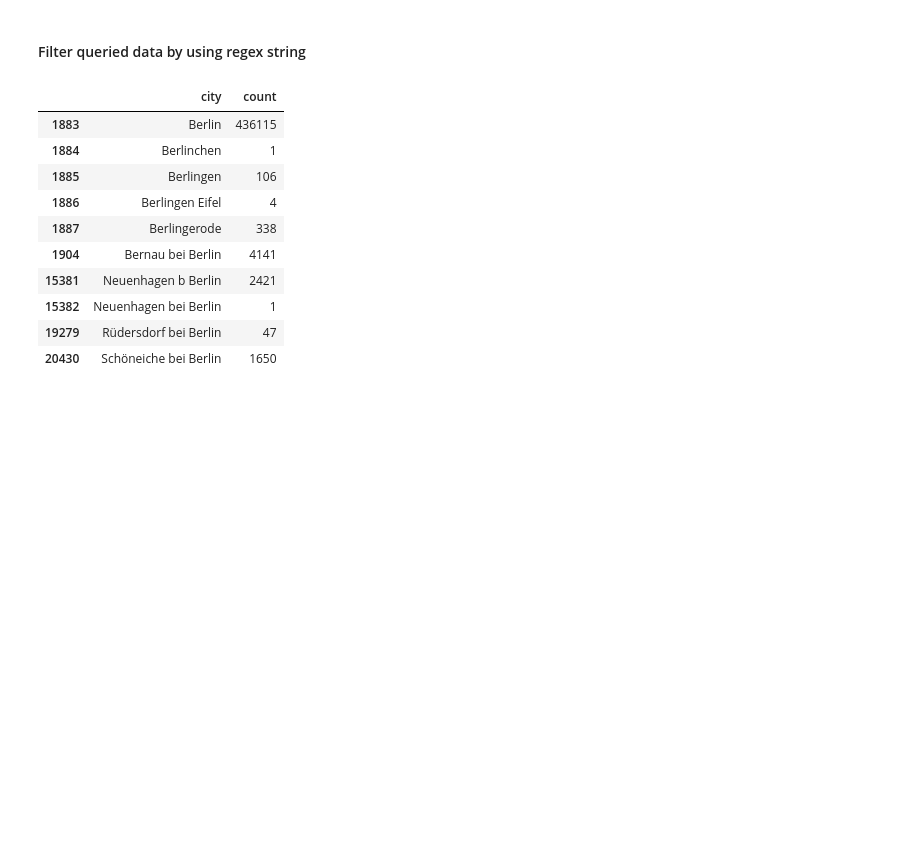
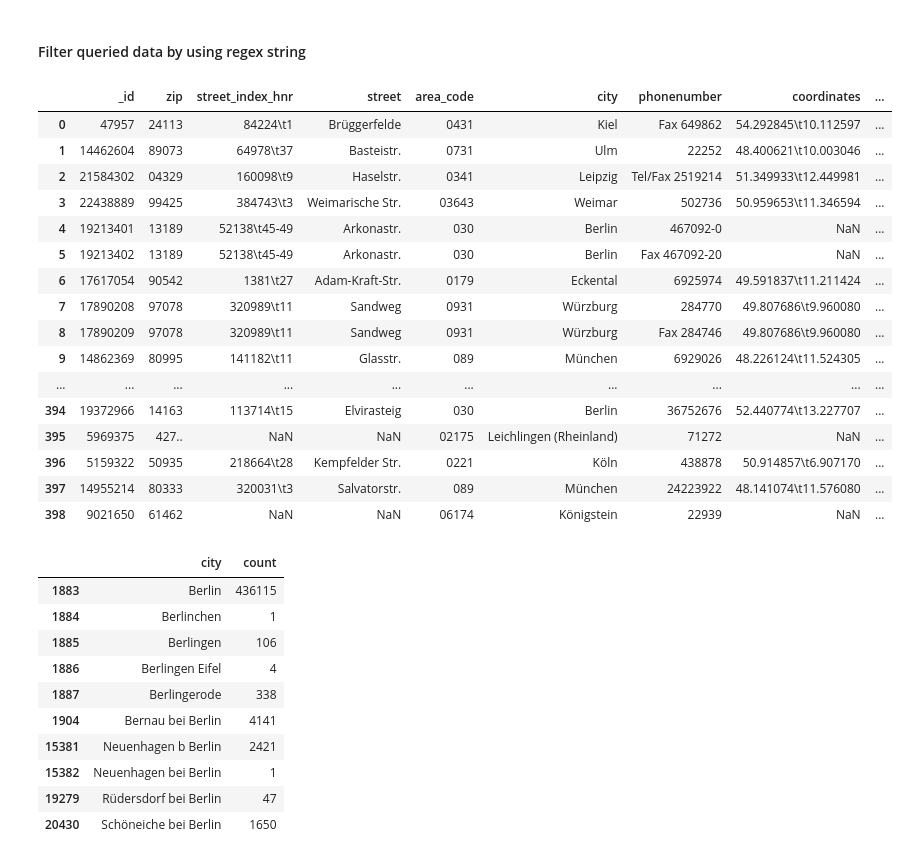
Before and after one commit to mayo-s/phonebookdiver, a Jupyter notebook: jupyter/phonebookdiver_notebook.ipynb, the cells around one changed output. Saved outputs shown, nothing was run; the diff lists cells and outputs as text; code cells hidden in the pictures; blank space fills up the shorter version.

```diff
--- a/jupyter/phonebookdiver_notebook.ipynb
+++ b/jupyter/phonebookdiver_notebook.ipynb
@@ -364,6 +365,29 @@ results['zip'].value_counts()
 Name: zip, dtype: int64
 # %% [markdown]
 #### Filter queried data by using regex string
+# %%
+# TEST
+df = pd.DataFrame(db['2015_Q3'].find({'lastname': {'$regex': 'Prof\\.'}}))
+# %%
+df.head(500)
+# %% [output]
+|  | _id | zip | street_index_hnr | street | area_code | city | phonenumber | coordinates | ... |
+| 0 | 47957 | 24113 | 84224\t1 | Brüggerfelde | 0431 | Kiel | Fax 649862 | 54.292845\t10.112597 | ... |
+| 1 | 14462604 | 89073 | 64978\t37 | Basteistr. | 0731 | Ulm | 22252 | 48.400621\t10.003046 | ... |
+| 2 | 21584302 | 04329 | 160098\t9 | Haselstr. | 0341 | Leipzig | Tel/Fax 2519214 | 51.349933\t12.449981 | ... |
+| 3 | 22438889 | 99425 | 384743\t3 | Weimarische Str. | 03643 | Weimar | 502736 | 50.959653\t11.346594 | ... |
+| 4 | 19213401 | 13189 | 52138\t45-49 | Arkonastr. | 030 | Berlin | 467092-0 | NaN | ... |
+| 5 | 19213402 | 13189 | 52138\t45-49 | Arkonastr. | 030 | Berlin | Fax 467092-20 | NaN | ... |
+| 6 | 17617054 | 90542 | 1381\t27 | Adam-Kraft-Str. | 0179 | Eckental | 6925974 | 49.591837\t11.211424 | ... |
+| 7 | 17890208 | 97078 | 320989\t11 | Sandweg | 0931 | Würzburg | 284770 | 49.807686\t9.960080 | ... |
+| 8 | 17890209 | 97078 | 320989\t11 | Sandweg | 0931 | Würzburg | Fax 284746 | 49.807686\t9.960080 | ... |
+| 9 | 14862369 | 80995 | 141182\t11 | Glasstr. | 089 | München | 6929026 | 48.226124\t11.524305 | ... |
+| ... | ... | ... | ... | ... | ... | ... | ... | ... | ... |
+| 394 | 19372966 | 14163 | 113714\t15 | Elvirasteig | 030 | Berlin | 36752676 | 52.440774\t13.227707 | ... |
+| 395 | 5969375 | 427.. | NaN | NaN | 02175 | Leichlingen (Rheinland) | 71272 | NaN | ... |
+| 396 | 5159322 | 50935 | 218664\t28 | Kempfelder Str. | 0221 | Köln | 438878 | 50.914857\t6.907170 | ... |
+| 397 | 14955214 | 80333 | 320031\t3 | Salvatorstr. | 089 | München | 24223922 | 48.141074\t11.576080 | ... |
+| 398 | 9021650 | 61462 | NaN | NaN | 06174 | Königstein | 22939 | NaN | ... |
 # %%
 # filter distinct city names
 data_df = pd.read_csv(r'./archive/2018_Q3_city_count_orderedByCity.csv')
```
Also changed, not shown: parts of 4 cells of this notebook.
